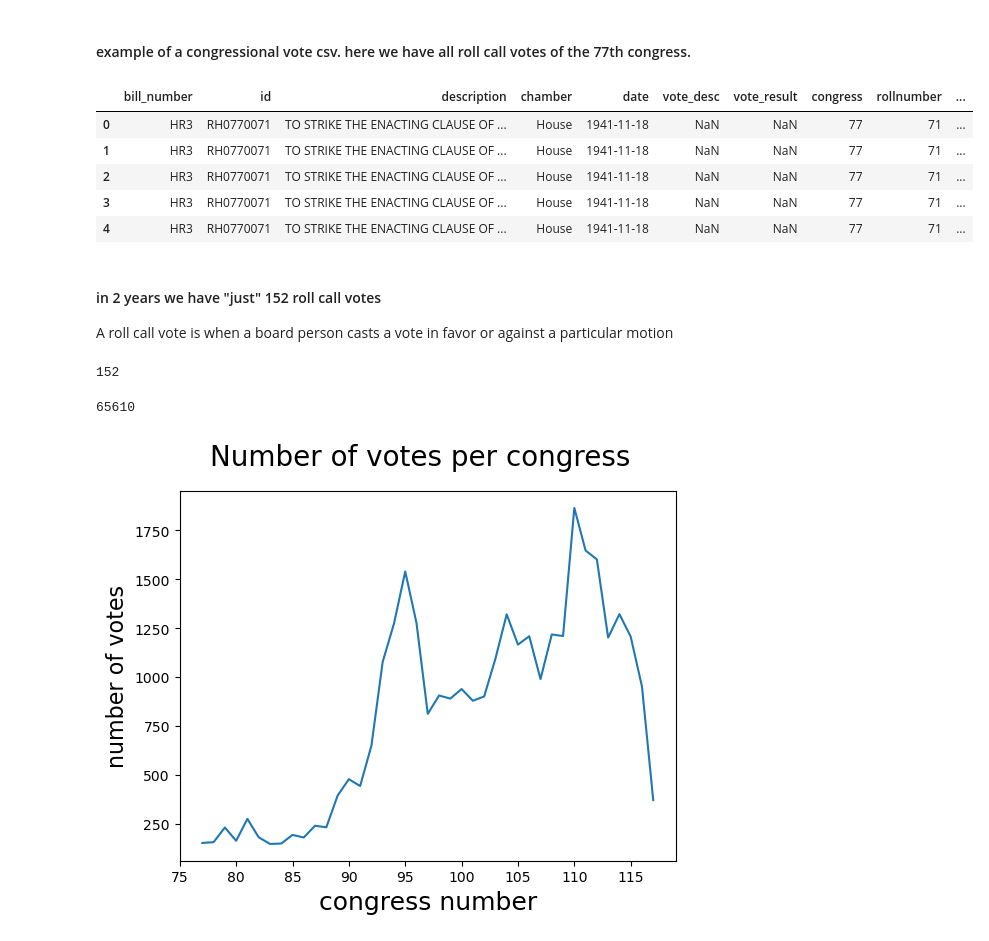
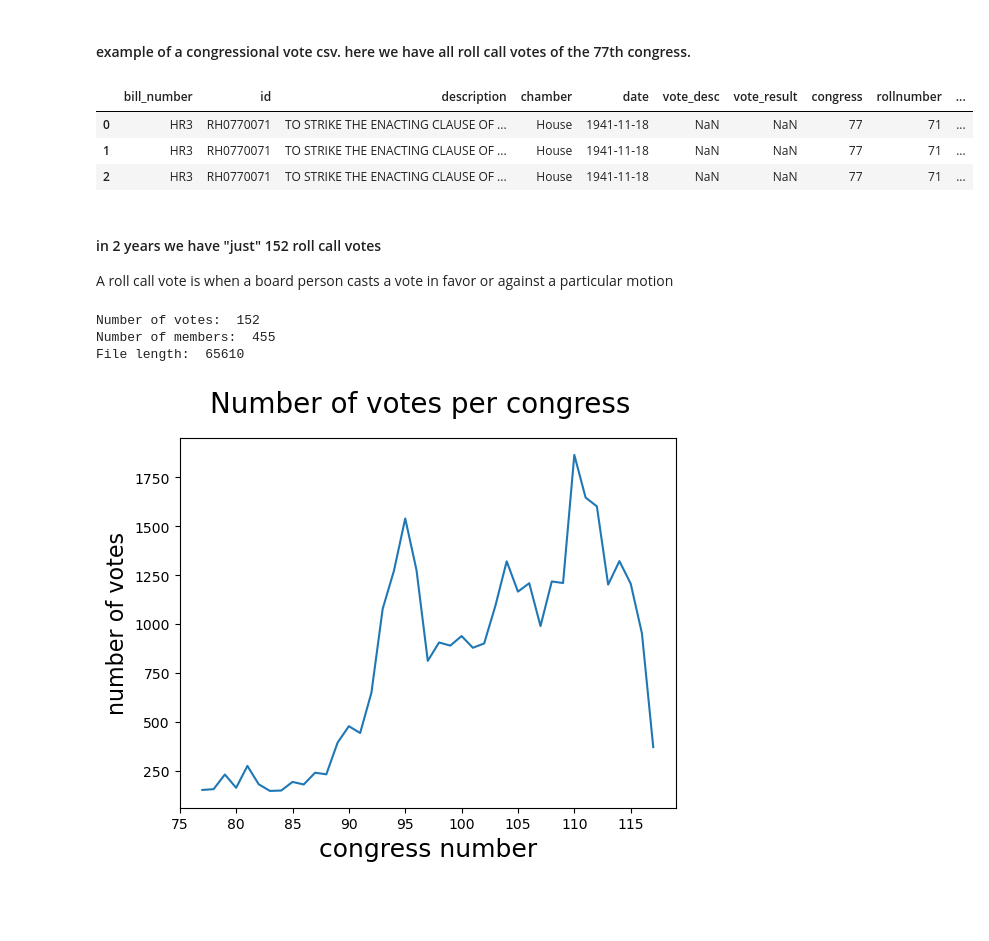
Before and after one commit to LeonardoAgasso/USA_Congress_SigNet, a Jupyter notebook: notebooks/create_edgelist.ipynb, the cells around one changed output. Drawn from its saved outputs; the diff is of its cells as text; code cells hidden in the pictures; blank space fills up the shorter version.

```diff
--- a/notebooks/create_edgelist.ipynb
+++ b/notebooks/create_edgelist.ipynb
@@ -51,23 +50,21 @@ party_codes.head()
 #### example of a congressional vote csv. here we have all roll call votes of the 77th congress.
 # %%
 congress_77 = pd.read_csv('../dataset/download_votes_merged/congress_077.csv')
-congress_77.head()
+congress_77.head(3)
 # %% [output]
 |  | bill_number | id | description | chamber | date | vote_desc | vote_result | congress | rollnumber | ... |
 | 0 | HR3 | RH0770071 | TO STRIKE THE ENACTING CLAUSE OF ... | House | 1941-11-18 | NaN | NaN | 77 | 71 | ... |
 | 1 | HR3 | RH0770071 | TO STRIKE THE ENACTING CLAUSE OF ... | House | 1941-11-18 | NaN | NaN | 77 | 71 | ... |
 | 2 | HR3 | RH0770071 | TO STRIKE THE ENACTING CLAUSE OF ... | House | 1941-11-18 | NaN | NaN | 77 | 71 | ... |
-| 3 | HR3 | RH0770071 | TO STRIKE THE ENACTING CLAUSE OF ... | House | 1941-11-18 | NaN | NaN | 77 | 71 | ... |
-| 4 | HR3 | RH0770071 | TO STRIKE THE ENACTING CLAUSE OF ... | House | 1941-11-18 | NaN | NaN | 77 | 71 | ... |
 # %% [markdown]
 #### in 2 years we have "just" 152 roll call votes
 A roll call vote is when a board person casts a vote in favor or against a particular motion
 # %%
-len(set(congress_77['id']))
+print('Number of votes: ', len(set(congress_77['id'])))
+print('Number of members: ', len(set(congress_77['name'])))
+print('File length: ', len(congress_77))
 # %% [output]
-152
+Number of votes:  152
+Number of members:  455
+File length:  65610
-# %%
-len(congress_77)
-# %% [output]
-65610
 # %%
```
Also changed, not shown: parts of 9 cells of this notebook, 1 other file.
